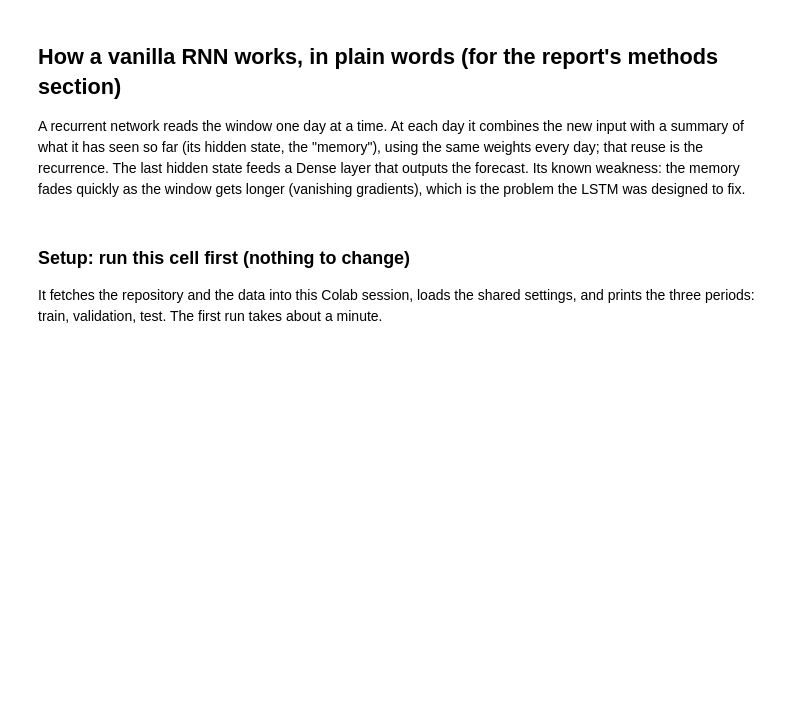
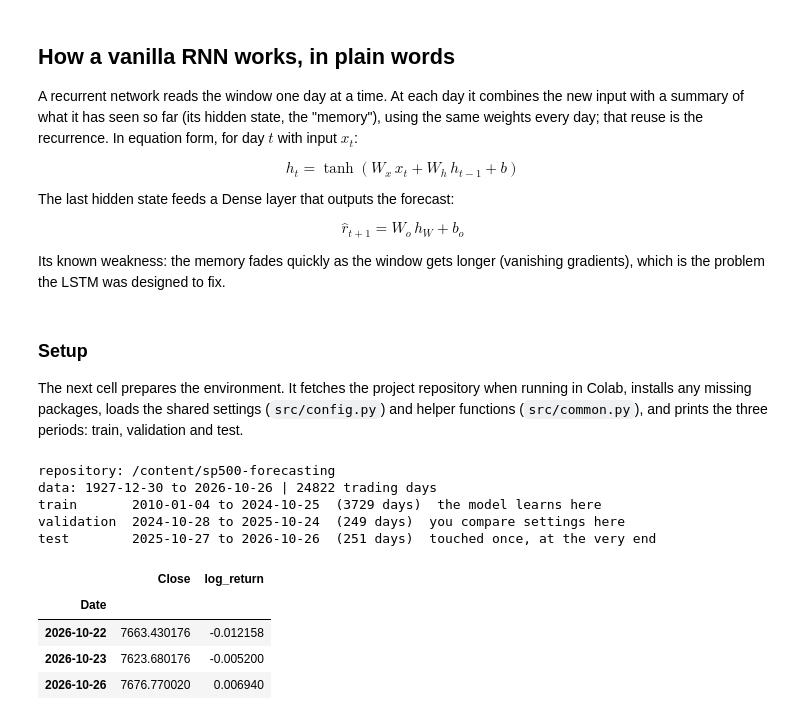
Before and after one commit to Makkaii7/sp500-forecasting, a Jupyter notebook: models/rnn.ipynb, the cells around one changed output. Saved outputs shown, nothing was run; the diff lists cells and outputs as text; code cells hidden in the pictures; blank space fills up the shorter version.

```diff
--- a/models/rnn.ipynb
+++ b/models/rnn.ipynb
@@ -21,67 +19,79 @@ text for the report (brief, section 4: how the method works, its equations, why
 # %% [markdown]
-## How a vanilla RNN works, in plain words (for the report's methods section)
+## How a vanilla RNN works, in plain words
 
 A recurrent network reads the window one day at a time. At each day it combines the new input with a
 summary of what it has seen so far (its hidden state, the "memory"), using the same weights every day;
-that reuse is the recurrence. The last hidden state feeds a Dense layer that outputs the forecast.
+that reuse is the recurrence. In equation form, for day $t$ with input $x_t$:
+
+$$h_t = \tanh\!\left(W_x\,x_t + W_h\,h_{t-1} + b\right)$$
+
+The last hidden state feeds a Dense layer that outputs the forecast:
+
+$$\hat r_{t+1} = W_o\,h_{W} + b_o$$
+
 Its known weakness: the memory fades quickly as the window gets longer (vanishing gradients), which
 is the problem the LSTM was designed to fix.
 # %% [markdown]
-### Setup: run this cell first (nothing to change)
+### Setup
 
-It fetches the repository and the data into this Colab session, loads the shared settings, and prints the
-three periods: train, validation, test. The first run takes about a minute.
+The next cell prepares the environment. It fetches the project repository when running in Colab, installs any
+missing packages, loads the shared settings (`src/config.py`) and helper functions (`src/common.py`), and prints
+the three periods: train, validation and test.
 # %%
-# ---- Setup (identical in every notebook). Just run it. ----
+# ---- Setup: identical in every model notebook ----
 import sys, os, pathlib, subprocess, importlib.util
 
-REPO_URL = "https://github.com/Makkaii7/sp500-forecasting.git"
-EXTRA_PACKAGES = []      # what this notebook needs that Colab does not have by default
+REPO_URL = "https://github.com/Makkaii7/sp500-forecasting.git"   # the shared project repository
+EXTRA_PACKAGES = []      # packages this notebook needs that Colab does not have by default (none here)
 
+# Are we running inside Google Colab? (the import only works there)
 try:
     import google.colab  # noqa: F401
     IN_COLAB = True
 except ImportError:
     IN_COLAB = False
 
-# 1. In Colab, fetch the repository (once per session). On your own computer this step is skipped.
+# 1. In Colab, fetch the repository once per session. On a local computer this step is skipped.
 if IN_COLAB and not pathlib.Path("sp500-forecasting").exists() and not pathlib.Path("src/config.py").exists():
-    env = {**os.environ, "GIT_TERMINAL_PROMPT": "0"}
-    public = subprocess.run(["git", "clone", "--quiet", REPO_URL], env=env, capture_output=True).returncode == 0
-    if not public:                                   # only if the repository was made private again
-        try:
-            from google.colab import userdata
-            token = userdata.get("GITHUB_TOKEN")
-        except Exception:
-            from getpass import getpass
-            token = getpass("The repository is private. Paste a GitHub token: ")
-        subprocess.run(["git", "clone", "--quiet", REPO_URL.replace("https://", f"https://{token}@")], env=env, check=True)
+    env = {**os.environ, "GIT_TERMINAL_PROMPT": "0"}     # never stop to ask for a git password
+    subprocess.run(["git", "clone", "--quiet", REPO_URL], env=env, check=True)   # raises an error if cloning fails
 if IN_COLAB and pathlib.Path("sp500-forecasting").exists():
-    os.chdir("sp500-forecasting")
+    os.chdir("sp500-forecasting")                        # move into the cloned folder
 
-# 2. Install anything missing (usually only on the first run in Colab).
+# 2. Install any packages from EXTRA_PACKAGES that are missing (the list is empty, so nothing happens here).
 missing = [p for p in EXTRA_PACKAGES if importlib.util.find_spec(p) is None]
 if missing:
     print("installing", ", ".join(missing), "... (about a minute)")
     subprocess.run([sys.executable, "-m", "pip", "install", "-q", *missing], check=True)
 
-# 3. Find the repository folder and load the shared code (src/config.py and src/common.py).
+# 3. Find the repository folder (the one containing src/config.py) and make its code importable.
 root = next(p for p in [pathlib.Path.cwd(), *pathlib.Path.cwd().parents] if (p / "src" / "config.py").exists())
 sys.path.insert(0, str(root))
 
-import numpy as np
-import pandas as pd
-import matplotlib.pyplot as plt
-from src import config, common
+import numpy as np                        # arrays and maths
+import pandas as pd                       # tables and time series
+import matplotlib.pyplot as plt           # plots
+from src import config, common            # shared settings and helper functions
 
-# 4. The data everyone uses, and the three periods in time order.
+# 4. Load the data everyone uses, and cut it into the three periods in time order.
 df = common.load_prices()           # columns: Open, High, Low, Close, Volume, log_return; one row per trading day
-y = common.target_series(df)        # the daily log return: what the models work on
-train, val, test = common.split(y)  # dates from src/config.py
+y = common.target_series(df)        # the daily log return: the series the models work on
+train, val, test = common.split(y)  # split dates come from src/config.py
 print("repository:", root)
 print("data:", df.index.min().date(), "to", df.index.max().date(), "|", len(df), "trading days")
 print(f"train       {train.index.min().date()} to {train.index.max().date()}  ({len(train)} days)  the model learns here")
-print(f"validation  {val.index.min().date()} to {val.index.max().date()}  ({len(val)} days)  you compare settings here")
-print(f"test        {test.index.min().date()} to {test.index.max().date()}  ({len(test)} days)  touched once, at the very end")
-df.tail(3)
+print(f"validation  {val.index.min().date()} to {val.index.max().date()}  ({len(val)} days)  settings are compared here")
+print(f"test        {test.index.min().date()} to {test.index.max().date()}  ({len(test)} days)  used once, at the very end")
+df.tail(3)    # show the last three rows as a quick sanity check
+# %% [output]
+repository: /content/sp500-forecasting
+data: 1927-12-30 to 2026-10-26 | 24822 trading days
+train       2010-01-04 to 2024-10-25  (3729 days)  the model learns here
+validation  2024-10-28 to 2025-10-24  (249 days)  you compare settings here
+test        2025-10-27 to 2026-10-26  (251 days)  touched once, at the very end
+|  | Close | log_return |
+| Date |  |  |
+| 2026-10-22 | 7663.430176 | -0.012158 |
+| 2026-10-23 | 7623.680176 | -0.005200 |
+| 2026-10-26 | 7676.770020 | 0.006940 |
 # %% [markdown]
```
Also changed, not shown: parts of 21 cells of this notebook.
